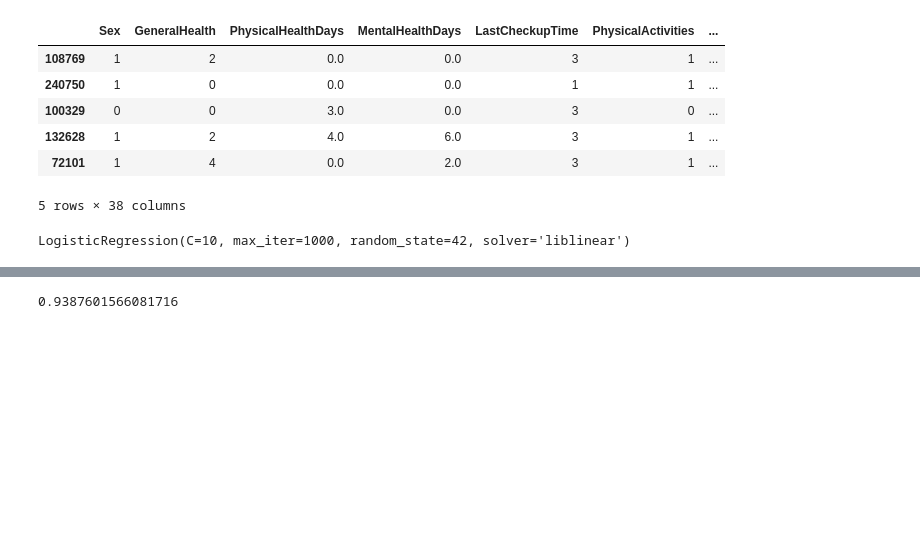
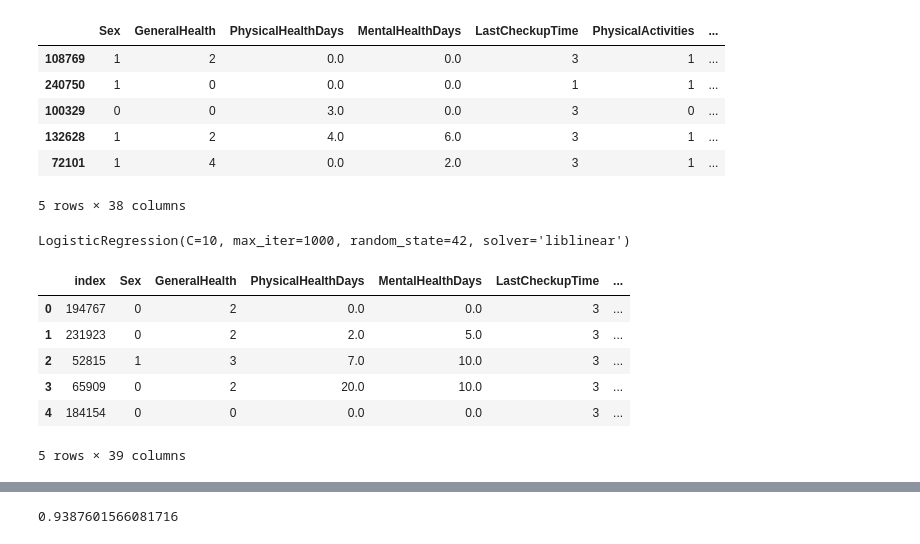
Before and after one commit to Seragu10/heart-disease-22-classification, a Jupyter notebook: notebook.ipynb, the cells around one changed output, grey strips where cells are left out. Drawn from its saved outputs; the diff is of its cells as text; code cells hidden in the pictures; blank space fills up the shorter version.

```diff
--- a/notebook.ipynb
+++ b/notebook.ipynb
@@ -342,6 +393,8 @@ X_train.head()
 5 rows × 38 columns
 # %%
 from sklearn.feature_extraction import DictVectorizer
+# %%
+test_df = X_test.copy()
 # %%
 dv = DictVectorizer(sparse=False)
 
@@ -358,3 +411,15 @@ model = LogisticRegression(solver='liblinear', C=10, max_iter=1000, random_state
 model.fit(X_train, y_train)
 # %% [output]
 LogisticRegression(C=10, max_iter=1000, random_state=42, solver='liblinear')
+# %%
+test_df = test_df.reset_index()
+# %%
+test_df.head()
+# %% [output]
+|  | index | Sex | GeneralHealth | PhysicalHealthDays | MentalHealthDays | LastCheckupTime | ... |
+| 0 | 194767 | 0 | 2 | 0.0 | 0.0 | 3 | ... |
+| 1 | 231923 | 0 | 2 | 2.0 | 5.0 | 3 | ... |
+| 2 | 52815 | 1 | 3 | 7.0 | 10.0 | 3 | ... |
+| 3 | 65909 | 0 | 2 | 20.0 | 10.0 | 3 | ... |
+| 4 | 184154 | 0 | 0 | 0.0 | 0.0 | 3 | ... |
+5 rows × 39 columns
```
Also changed, not shown: parts of 8 cells of this notebook, 2 other files.
